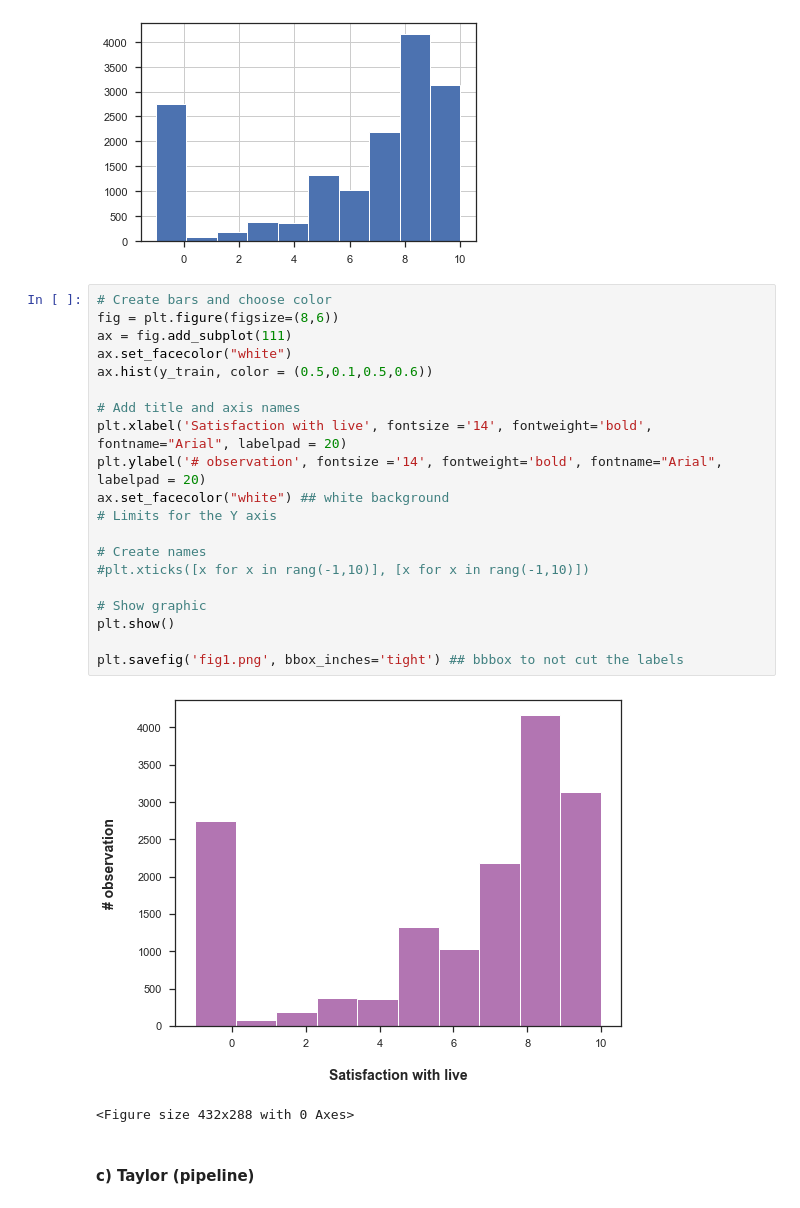
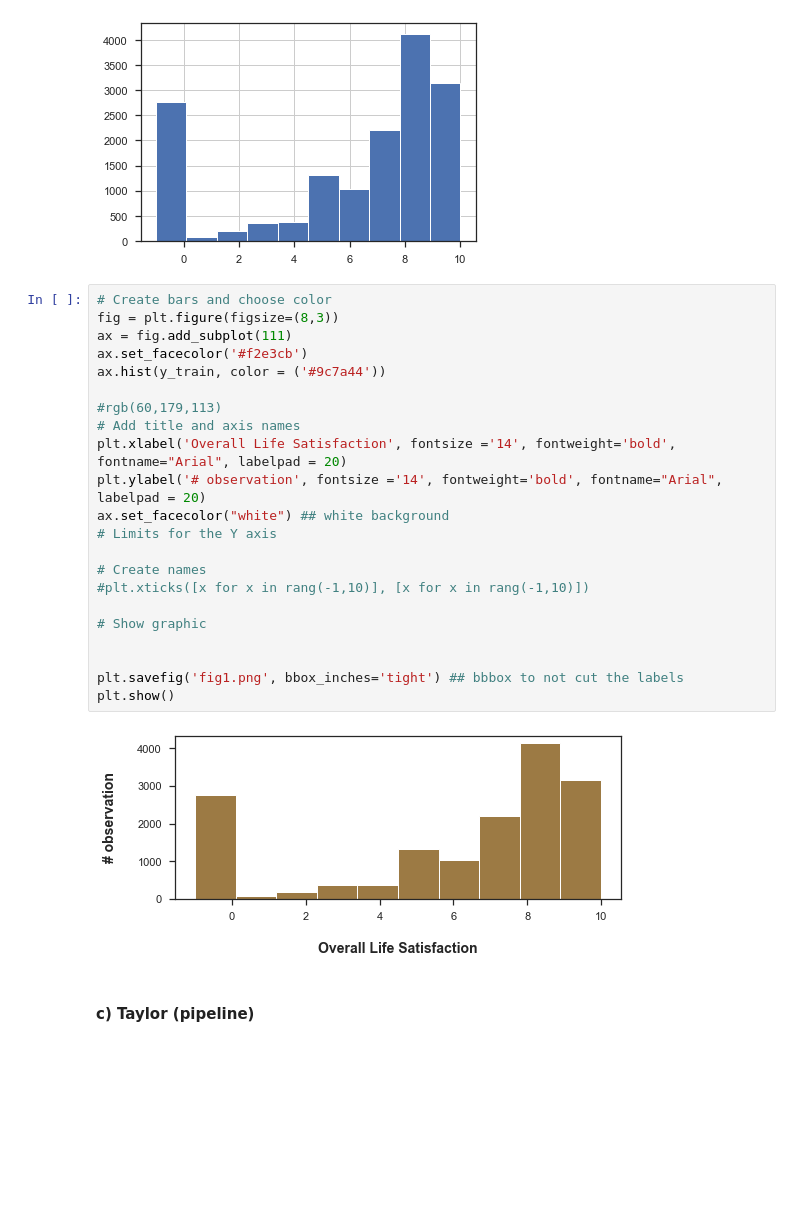
Before and after one commit to ta-data-lis/final-project, a Jupyter notebook: your-project/3_Machine Learning - TRY2.ipynb, the cells around one changed output. Saved outputs shown, nothing was run; the diff lists cells and outputs as text; blank space fills up the shorter version.

```diff
--- a/your-project/3_Machine Learning - TRY2.ipynb
+++ b/your-project/3_Machine Learning - TRY2.ipynb
@@ -329,27 +329,28 @@ y_train.hist()
 [figure]
 # %%
 # Create bars and choose color
-fig = plt.figure(figsize=(8,6))
+fig = plt.figure(figsize=(8,3))
 ax = fig.add_subplot(111)
-ax.set_facecolor("white")
-ax.hist(y_train, color = (0.5,0.1,0.5,0.6))
+ax.set_facecolor('#f2e3cb')
+ax.hist(y_train, color = ('#9c7a44'))
 
+#rgb(60,179,113)
 # Add title and axis names
-plt.xlabel('Satisfaction with live', fontsize ='14', fontweight='bold', fontname="Arial", labelpad = 20)
+plt.xlabel('Overall Life Satisfaction', fontsize ='14', fontweight='bold', fontname="Arial", labelpad = 20)
 plt.ylabel('# observation', fontsize ='14', fontweight='bold', fontname="Arial", labelpad = 20)
 ax.set_facecolor("white") ## white background
 # Limits for the Y axis
 
 # Create names
 #plt.xticks([x for x in rang(-1,10)], [x for x in rang(-1,10)])
 
 # Show graphic
-plt.show()
+
 
 plt.savefig('fig1.png', bbox_inches='tight') ## bbbox to not cut the labels
+plt.show()
 # %% [output]
-[figure, old version]
+[figure, new version]
-<Figure size 432x288 with 0 Axes>
 # %% [markdown]
 #### c)  Taylor (pipeline)
 # %%
```
Also changed, not shown: parts of 30 cells of this notebook, 9 other files.
